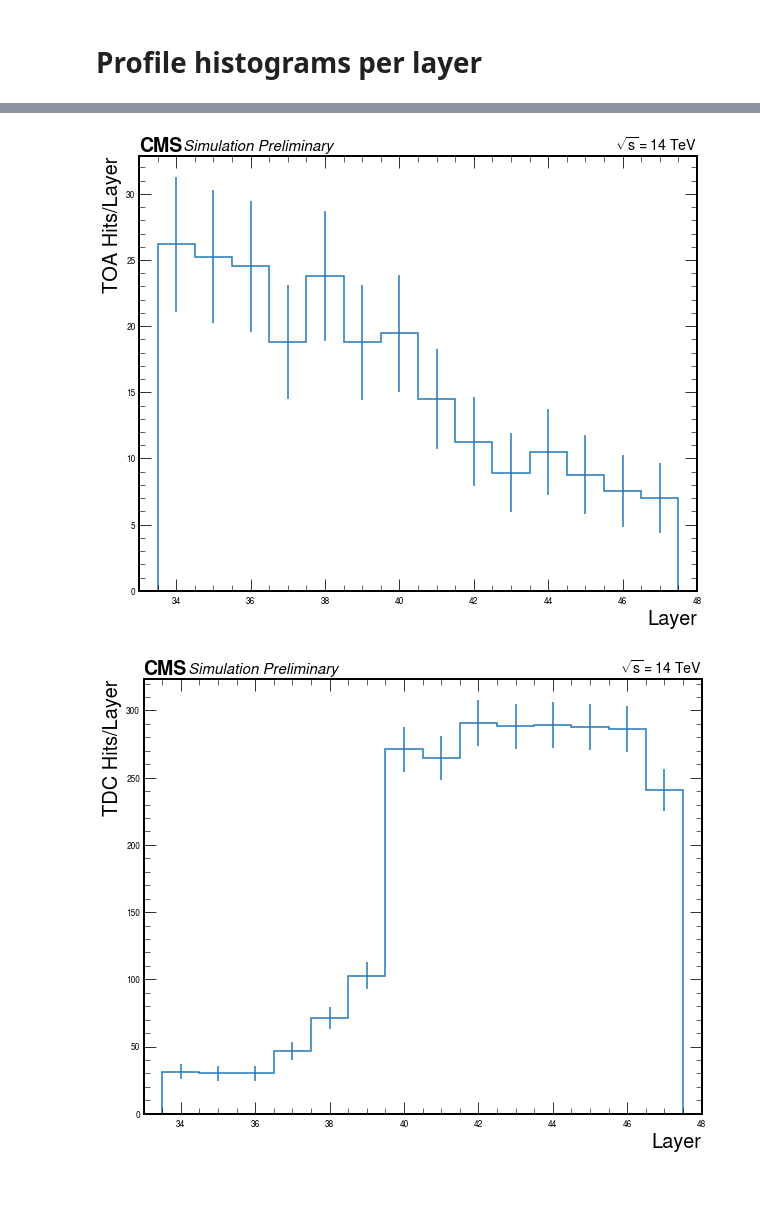
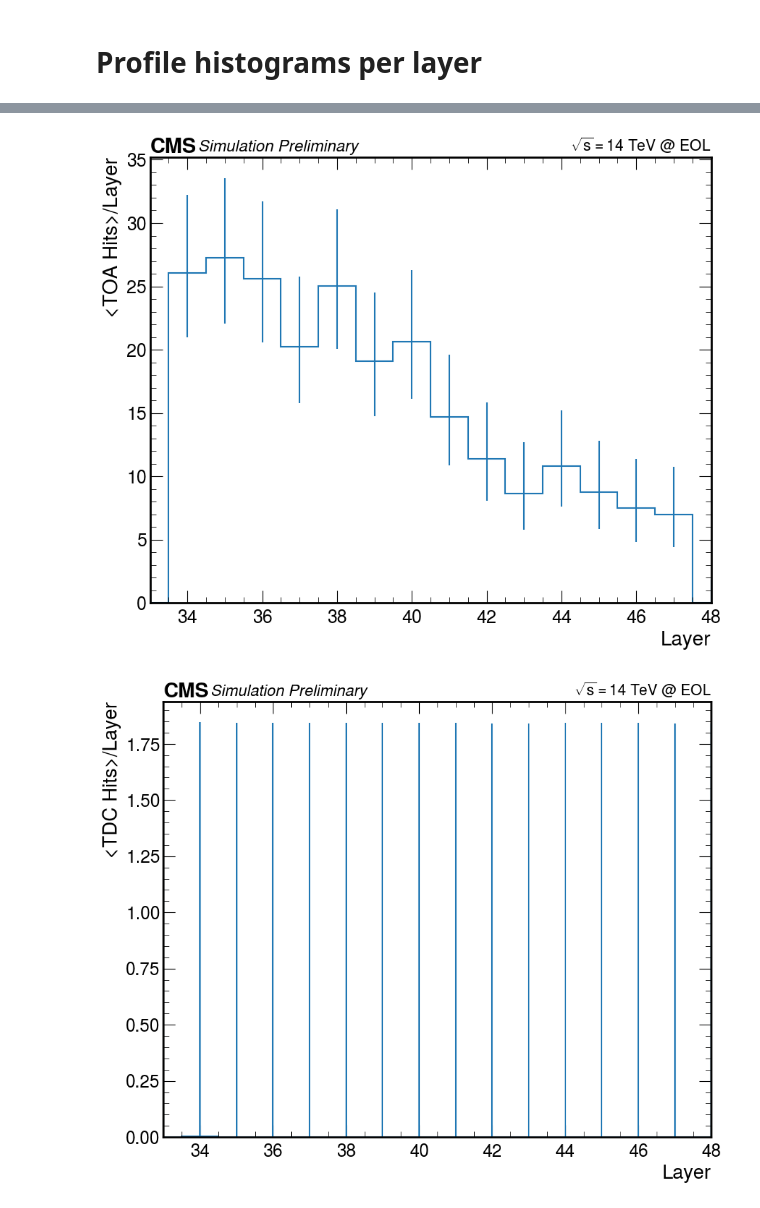
Before and after one commit to mmfsz/HGCElectronicsValidation, a Jupyter notebook: notebooks/hgcScintAnalyzePlots.ipynb, the cells around one changed output, grey strips where cells are left out. Drawn from its saved outputs; the diff is of its cells as text; code cells hidden in the pictures.

```diff
--- a/notebooks/hgcScintAnalyzePlots.ipynb
+++ b/notebooks/hgcScintAnalyzePlots.ipynb
@@ -79,4 +85,5 @@ tileboards=[[34,'J8',1,18,25,1,False],
 # Build histogram from TTree of individual TileBoards
 # %%
 with uproot.open(infile) as f:
-    df_tree = f["ana/ntuple"].arrays(library="pd")
+    df_tree = f["ana/Events"].arrays(library="pd")
+    df_info = f["ana/Info"].arrays(library="pd")
@@ -166,8 +305,9 @@ L34_K4_adcHits
 # Load and plot 2D histograms
 # %%
 with uproot.open(infile) as f:
-    h2_tdccount = f["ana/tdccount;2"]
-    h2_toacount = f["ana/toacount;2"]
-    h2_adccount = f["ana/adccount;2"]
+
+    h2_tdccount = f["ana/tdccount2D"]
+    h2_toacount = f["ana/toacount2D"]
+    h2_adccount = f["ana/adccount2D"]
     h2_adchitsvspu = f["ana/adchitsvspu;1"]
 # %%
@@ -245,3 +403,4 @@ with uproot.open(infile) as f:
     hp_tdccount = f["ana/tdccount;1"]
     hp_toacount = f["ana/toacount;1"]
     hp_adccount = f["ana/adccount;1"]
+    h_cellcount = f["ana/cellcount"]
@@ -251,6 +412,7 @@ def plotProfHist(h_, var_,label=None,output_file_name=None):
     # get info from hist
     values = h_.values()
     edges = h_.axis('x').edges()
+    print(edges)
     errors = h_.errors()
 
     #plot
@@ -258,7 +420,7 @@ def plotProfHist(h_, var_,label=None,output_file_name=None):
     hep.histplot(
         values,
         edges,
-        yerr=True
+        yerr=True,
     )
 
 #     # title
@@ -272,6 +434,7 @@ def plotProfHist(h_, var_,label=None,output_file_name=None):
     ax.set_xlabel("Layer", fontsize=20)
     ax.set_xlim(33, 48)
     #ax.set_ylim(0, 20)
+    ax.tick_params(axis="both", labelsize=18)
 
     # legend
     #ax.legend(fontsize=15)
@@ -282,15 +445,15 @@ def plotProfHist(h_, var_,label=None,output_file_name=None):
         data=False,
         loc=0,
         ax=ax,
-        rlabel="$ \sqrt{s} = 14$ TeV",
-        fontsize=15
+        rlabel="$\sqrt{s} = 14$ TeV "+simType,
+        fontsize=16
     )
 
     # save output
     if output_file_name:
         plt.savefig(plot_dir+output_file_name+".pdf", bbox_inches="tight");
 # %%
-plotProfHist(hp_adccount, "ADC Hits/Layer",output_file_name="hp_adccount")
-plotProfHist(hp_toacount, "TOA Hits/Layer",output_file_name="hp_toacount")
-plotProfHist(hp_adccount, "TDC Hits/Layer",output_file_name="hp_tdccount")
+plotProfHist(hp_adccount, "<ADC Hits>/Layer",output_file_name="hp_adccount")
+plotProfHist(hp_toacount, "<TOA Hits>/Layer",output_file_name="hp_toacount")
+plotProfHist(hp_tdccount, "<TDC Hits>/Layer",output_file_name="hp_tdccount")
 # %% [output]
@@ -298,2 +473,2 @@ plotProfHist(hp_adccount, "TDC Hits/Layer",output_file_name="hp_tdccount")
-[figure, old version]
+[figure, new version]
-[figure, old version]
+[figure, new version]
```
Also changed, not shown: parts of 22 cells of this notebook, 4 other files.
